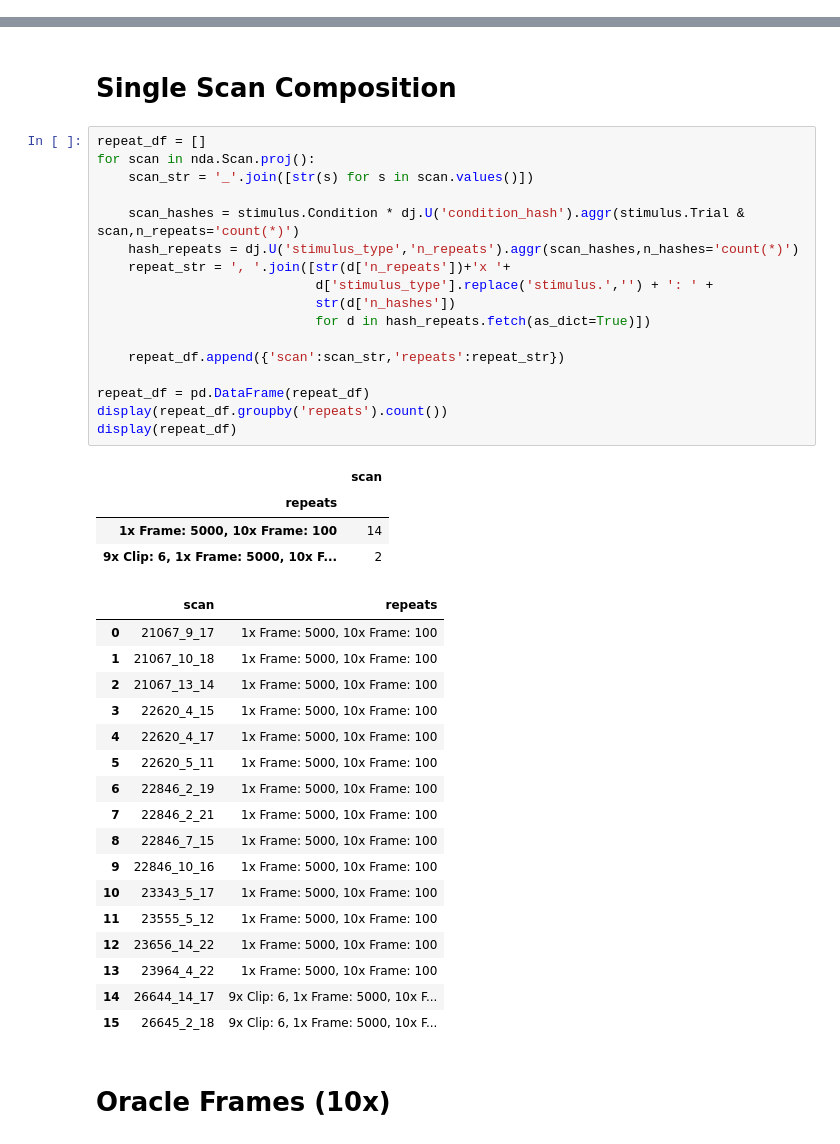
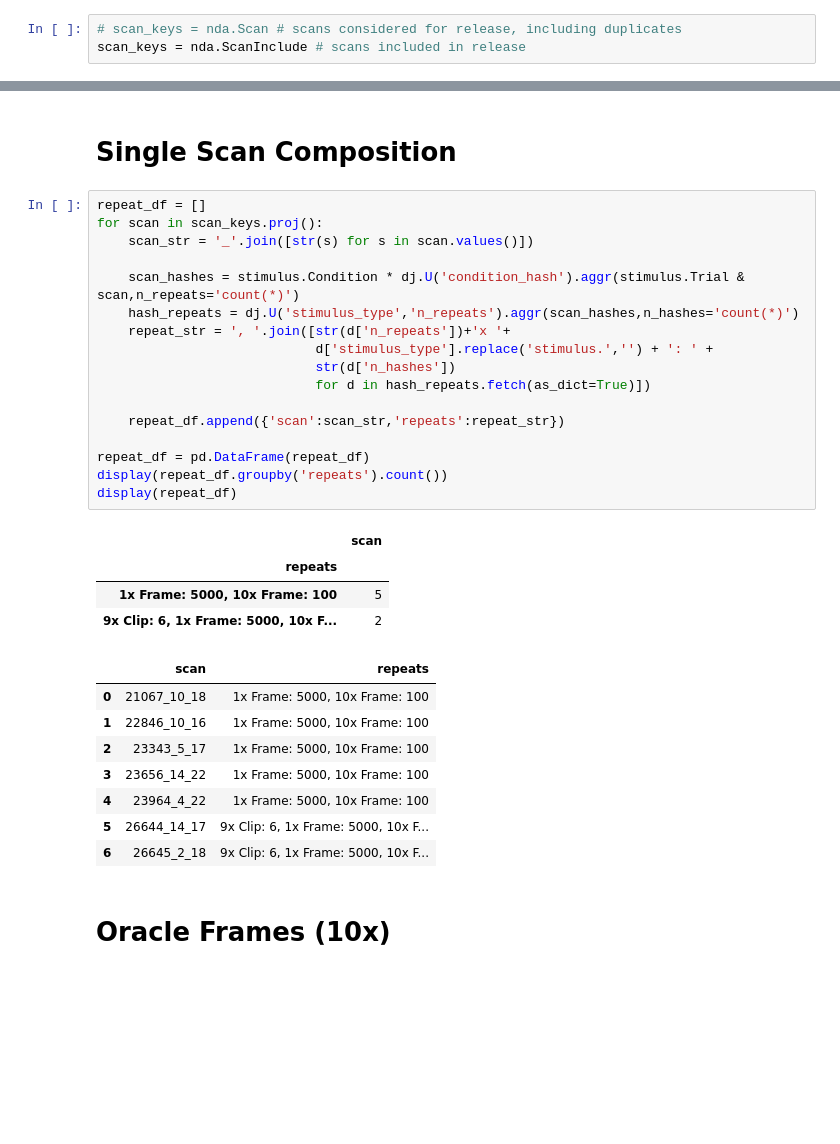
Before and after one commit to cajal/static_v1_data_release, a Jupyter notebook: [Methods]stimulus_configuration.ipynb, the cells around one changed output, grey strips where cells are left out. Drawn from its saved outputs; the diff is of its cells as text; blank space fills up the shorter version.

```diff
--- a/[Methods]stimulus_configuration.ipynb
+++ b/[Methods]stimulus_configuration.ipynb
@@ -8,2 +13,5 @@ import matplotlib.pyplot as plt
+# %%
+# scan_keys = nda.Scan # scans considered for release, including duplicates
+scan_keys = nda.ScanInclude # scans included in release
 # %% [markdown]
 # Stimulus Design
@@ -64,43 +50,34 @@ total unique images:  30200
 # Single Scan Composition
 # %%
 repeat_df = []
-for scan in nda.Scan.proj():
+for scan in scan_keys.proj():
     scan_str = '_'.join([str(s) for s in scan.values()])
 
     scan_hashes = stimulus.Condition * dj.U('condition_hash').aggr(stimulus.Trial & scan,n_repeats='count(*)')
     hash_repeats = dj.U('stimulus_type','n_repeats').aggr(scan_hashes,n_hashes='count(*)')
     repeat_str = ', '.join([str(d['n_repeats'])+'x '+
                             d['stimulus_type'].replace('stimulus.','') + ': ' +
                             str(d['n_hashes'])
                             for d in hash_repeats.fetch(as_dict=True)])
 
     repeat_df.append({'scan':scan_str,'repeats':repeat_str})
 
 repeat_df = pd.DataFrame(repeat_df)
 display(repeat_df.groupby('repeats').count())
 display(repeat_df)
 # %% [output]
 |  | scan |
 | repeats |  |
-| 1x Frame: 5000, 10x Frame: 100 | 14 |
+| 1x Frame: 5000, 10x Frame: 100 | 5 |
 | 9x Clip: 6, 1x Frame: 5000, 10x F... | 2 |
 |  | scan | repeats |
-| 0 | 21067_9_17 | 1x Frame: 5000, 10x Frame: 100 |
-| 1 | 21067_10_18 | 1x Frame: 5000, 10x Frame: 100 |
-| 2 | 21067_13_14 | 1x Frame: 5000, 10x Frame: 100 |
-| 3 | 22620_4_15 | 1x Frame: 5000, 10x Frame: 100 |
-| 4 | 22620_4_17 | 1x Frame: 5000, 10x Frame: 100 |
-| 5 | 22620_5_11 | 1x Frame: 5000, 10x Frame: 100 |
-| 6 | 22846_2_19 | 1x Frame: 5000, 10x Frame: 100 |
-| 7 | 22846_2_21 | 1x Frame: 5000, 10x Frame: 100 |
-| 8 | 22846_7_15 | 1x Frame: 5000, 10x Frame: 100 |
-| 9 | 22846_10_16 | 1x Frame: 5000, 10x Frame: 100 |
-| 10 | 23343_5_17 | 1x Frame: 5000, 10x Frame: 100 |
-| 11 | 23555_5_12 | 1x Frame: 5000, 10x Frame: 100 |
-| 12 | 23656_14_22 | 1x Frame: 5000, 10x Frame: 100 |
-| 13 | 23964_4_22 | 1x Frame: 5000, 10x Frame: 100 |
-| 14 | 26644_14_17 | 9x Clip: 6, 1x Frame: 5000, 10x F... |
-| 15 | 26645_2_18 | 9x Clip: 6, 1x Frame: 5000, 10x F... |
+| 0 | 21067_10_18 | 1x Frame: 5000, 10x Frame: 100 |
+| 1 | 22846_10_16 | 1x Frame: 5000, 10x Frame: 100 |
+| 2 | 23343_5_17 | 1x Frame: 5000, 10x Frame: 100 |
+| 3 | 23656_14_22 | 1x Frame: 5000, 10x Frame: 100 |
+| 4 | 23964_4_22 | 1x Frame: 5000, 10x Frame: 100 |
+| 5 | 26644_14_17 | 9x Clip: 6, 1x Frame: 5000, 10x F... |
+| 6 | 26645_2_18 | 9x Clip: 6, 1x Frame: 5000, 10x F... |
 # %% [markdown]
 # Oracle Frames (10x)
 # %%
```
Also changed, not shown: parts of 42 cells of this notebook, 14 other files.
